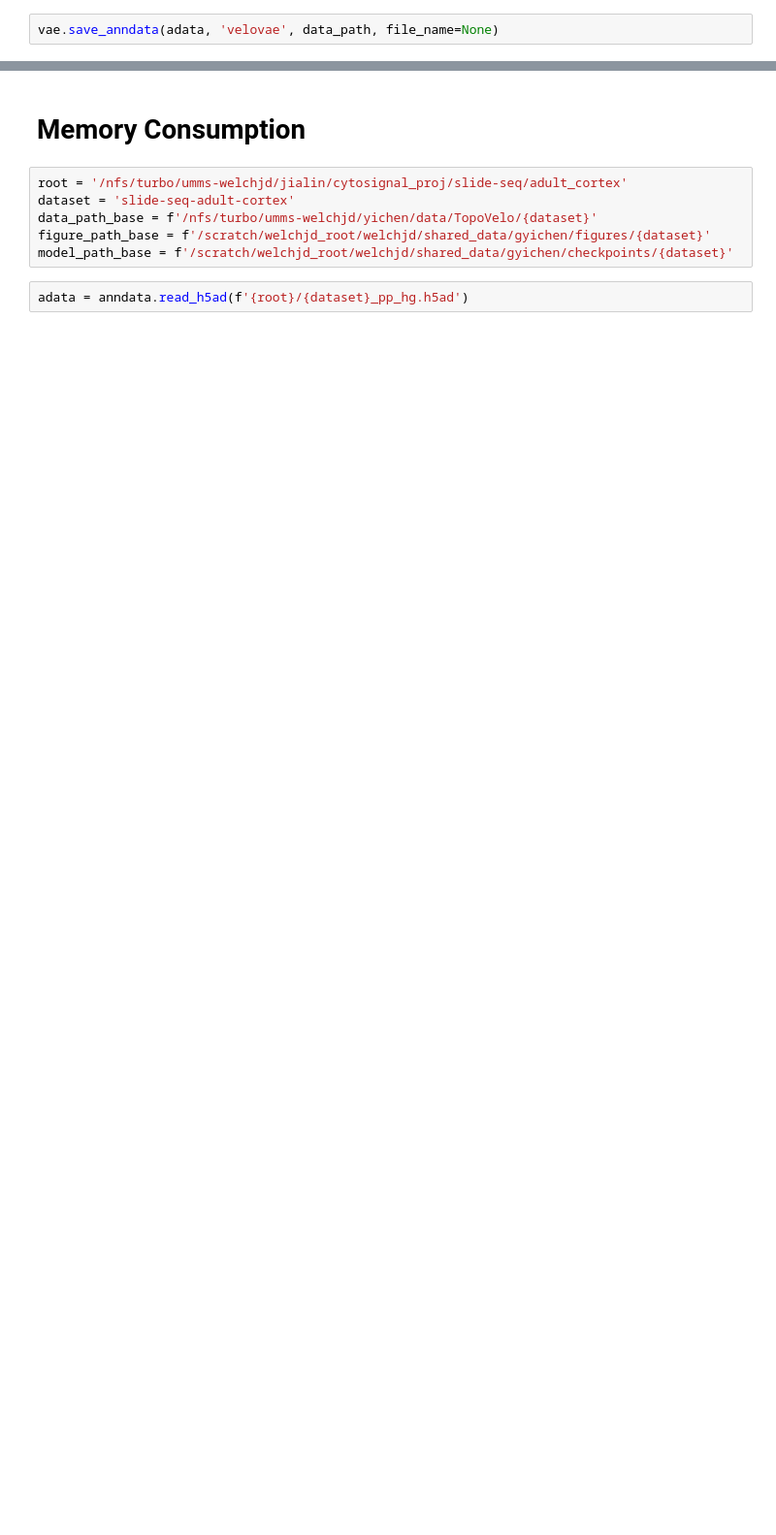
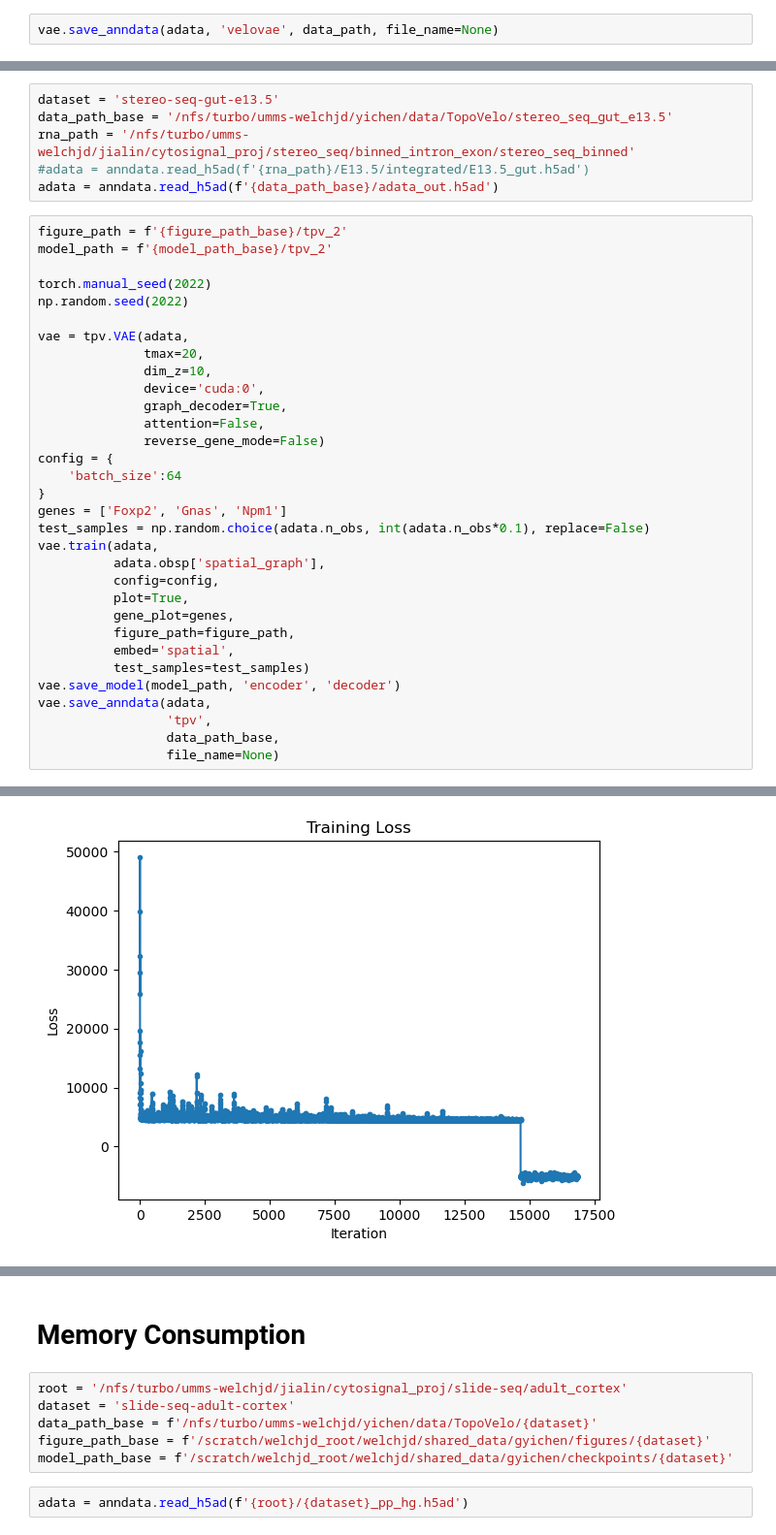
Before and after one commit to welch-lab/TopoVelo, a Jupyter notebook: notebooks/debug.ipynb, the cells around one changed output, grey strips where cells are left out. Shown at 97% size. Saved outputs shown, nothing was run; the diff lists cells and outputs as text; blank space fills up the shorter version.

Commit message:
Reorganized code and included batch information

```diff
--- a/notebooks/debug.ipynb
+++ b/notebooks/debug.ipynb
@@ -122,0 +230,39 @@ saving figure to file /scratch/blaauw_root/blaauw1/gyichen/figures/Pancreas/Grap
+# %%
+dataset = 'stereo-seq-gut-e13.5'
+data_path_base = '/nfs/turbo/umms-welchjd/yichen/data/TopoVelo/stereo_seq_gut_e13.5'
+rna_path = '/nfs/turbo/umms-welchjd/jialin/cytosignal_proj/stereo_seq/binned_intron_exon/stereo_seq_binned'
+#adata = anndata.read_h5ad(f'{rna_path}/E13.5/integrated/E13.5_gut.h5ad')
+adata = anndata.read_h5ad(f'{data_path_base}/adata_out.h5ad')
+# %%
+figure_path = f'{figure_path_base}/tpv_2'
+model_path = f'{model_path_base}/tpv_2'
+
+torch.manual_seed(2022)
+np.random.seed(2022)
+
+vae = tpv.VAE(adata,
+              tmax=20,
+              dim_z=10,
+              device='cuda:0',
+              graph_decoder=True,
+              attention=False,
+              reverse_gene_mode=False)
+config = {
+    'batch_size':64
+}
+genes = ['Foxp2', 'Gnas', 'Npm1']
+test_samples = np.random.choice(adata.n_obs, int(adata.n_obs*0.1), replace=False)
+vae.train(adata,
+          adata.obsp['spatial_graph'],
+          config=config,
+          plot=True,
+          gene_plot=genes,
+          figure_path=figure_path,
+          embed='spatial',
+          test_samples=test_samples)
+vae.save_model(model_path, 'encoder', 'decoder')
+vae.save_anndata(adata,
+                 'tpv',
+                 data_path_base,
+                 file_name=None)
+# %% [output]
@@ -122,0 +315 @@ saving figure to file /scratch/blaauw_root/blaauw1/gyichen/figures/Pancreas/Grap
+[figure, added]
```
Also changed, not shown: parts of 64 cells of this notebook, 6 other files.
